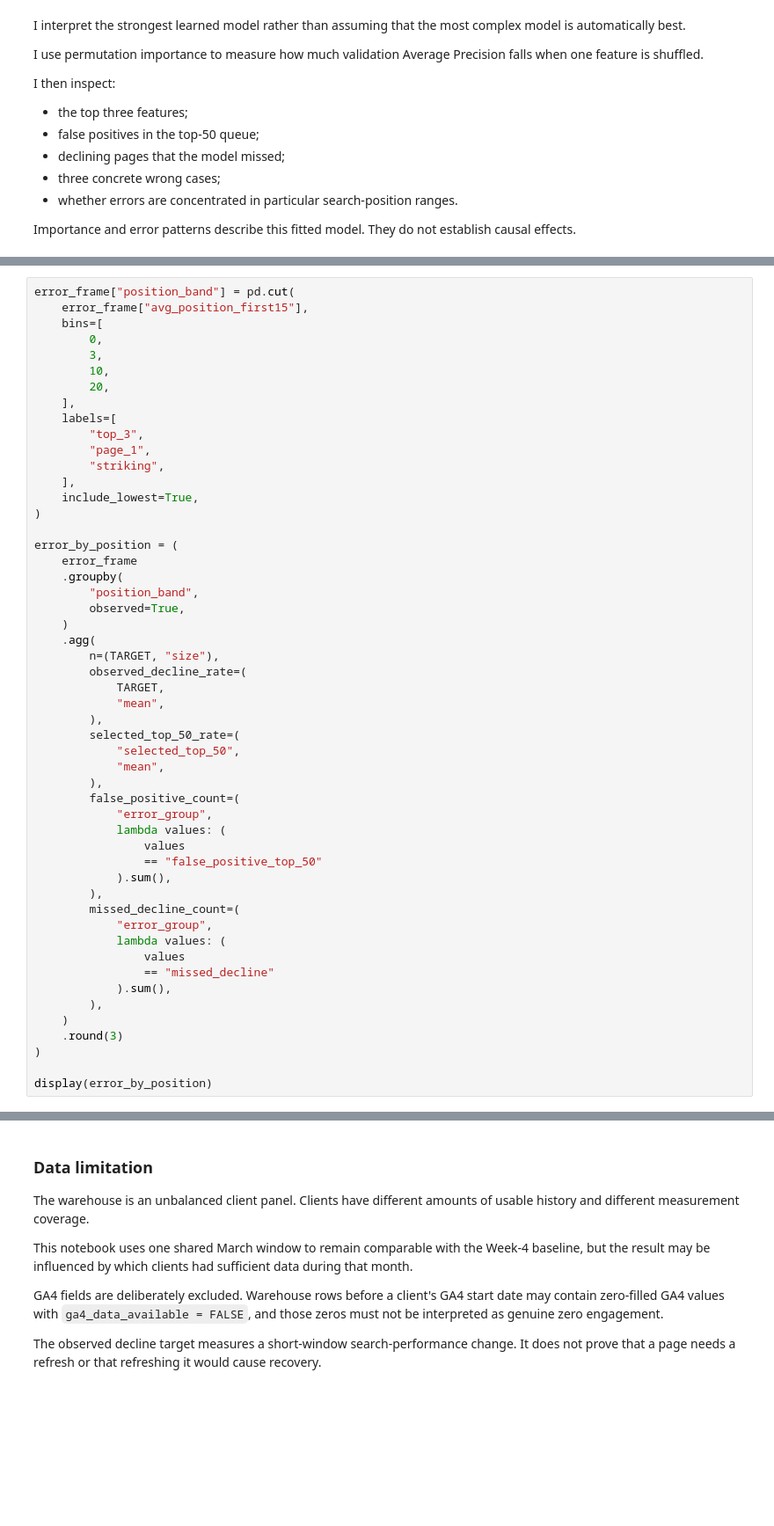
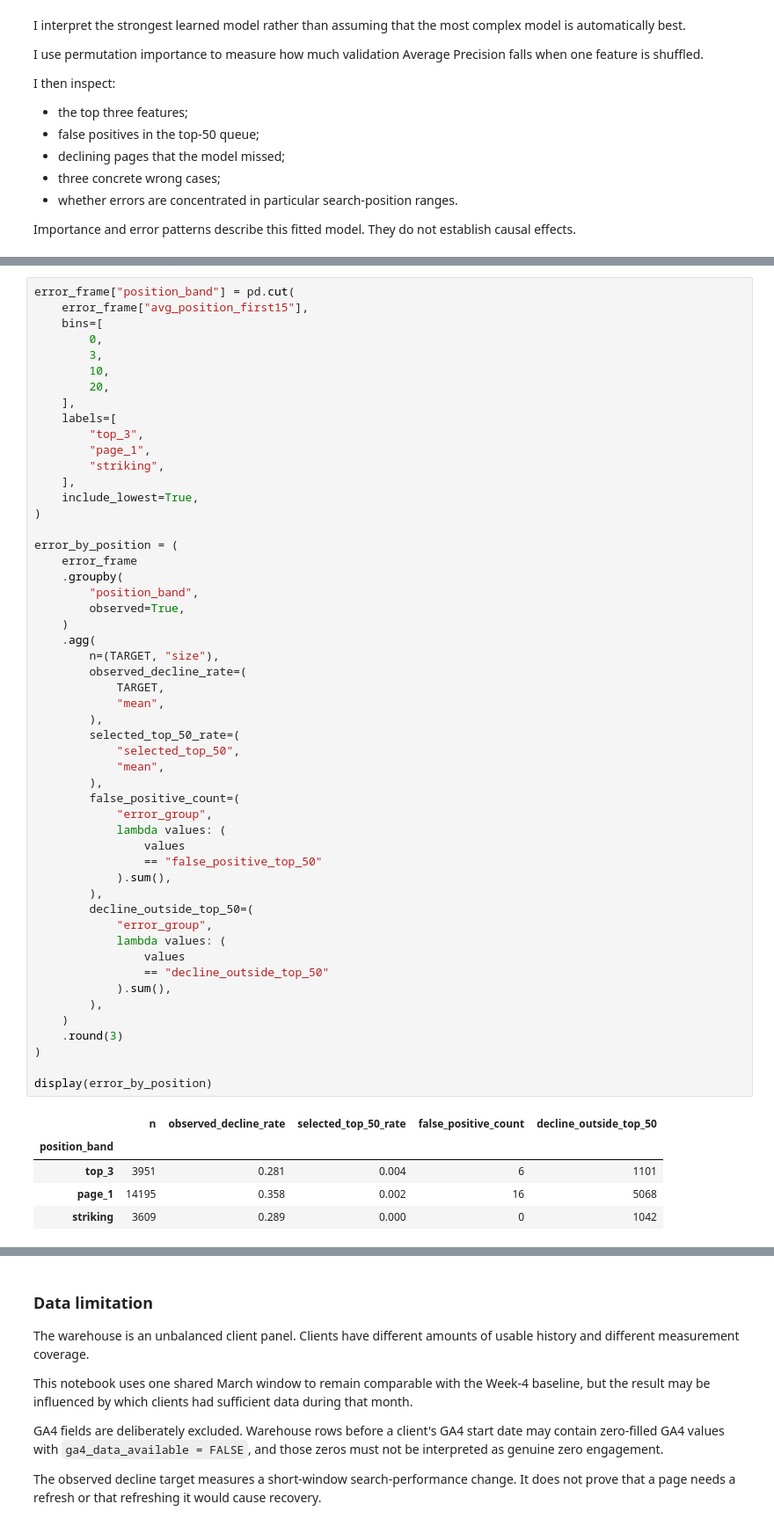
Before and after one commit to khadeja-qureshi/Machine-Learning-Internship, a Jupyter notebook: work/notebooks/w05_model.ipynb, the cells around one changed output, grey strips where cells are left out. Shown at 88% size. Saved outputs shown, nothing was run; the diff lists cells and outputs as text; blank space fills up the shorter version.

```diff
--- a/work/notebooks/w05_model.ipynb
+++ b/work/notebooks/w05_model.ipynb
@@ -1530,35 +1517,41 @@ error_by_position = (
         "position_band",
         observed=True,
     )
     .agg(
         n=(TARGET, "size"),
         observed_decline_rate=(
             TARGET,
             "mean",
         ),
         selected_top_50_rate=(
             "selected_top_50",
             "mean",
         ),
         false_positive_count=(
             "error_group",
             lambda values: (
                 values
                 == "false_positive_top_50"
             ).sum(),
         ),
-        missed_decline_count=(
+        decline_outside_top_50=(
             "error_group",
             lambda values: (
                 values
-                == "missed_decline"
+                == "decline_outside_top_50"
             ).sum(),
         ),
     )
     .round(3)
 )
 
 display(error_by_position)
+# %% [output]
+|  | n | observed_decline_rate | selected_top_50_rate | false_positive_count | decline_outside_top_50 |
+| position_band |  |  |  |  |  |
+| top_3 | 3951 | 0.281 | 0.004 | 6 | 1101 |
+| page_1 | 14195 | 0.358 | 0.002 | 16 | 5068 |
+| striking | 3609 | 0.289 | 0.000 | 0 | 1042 |
 # %%
 false_positives = (
     error_frame[
```
Also changed, not shown: parts of 27 cells of this notebook.
